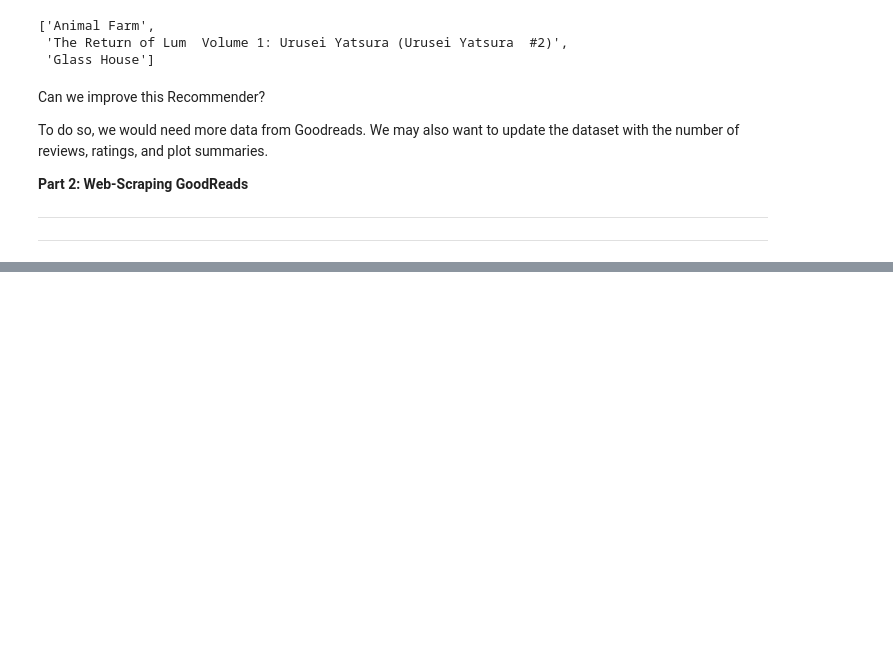
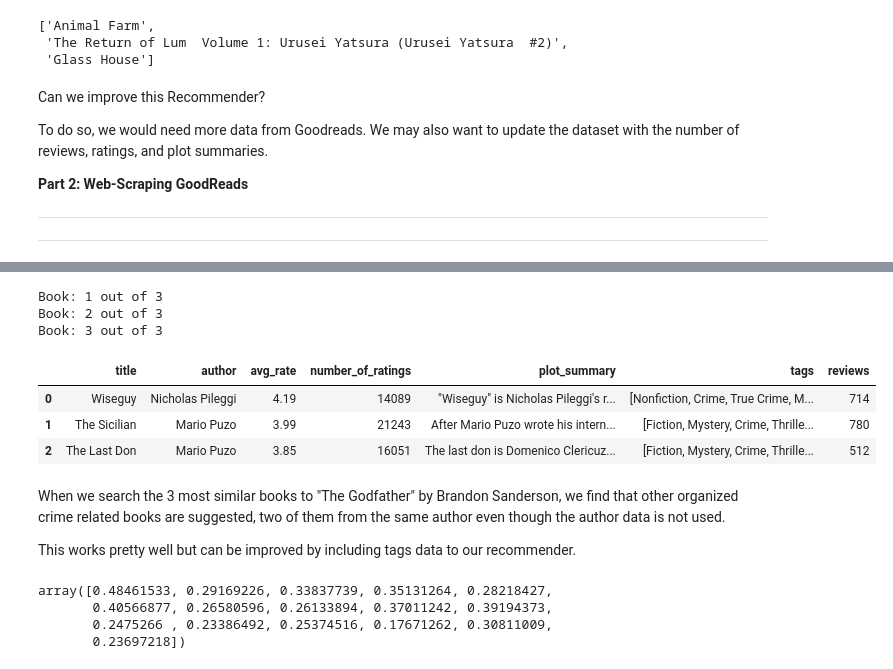
Before and after one commit to rasim321/Book_Recommender, a Jupyter notebook: Book_Recommender.ipynb, the cells around one changed output, grey strips where cells are left out. Saved outputs shown, nothing was run; the diff lists cells and outputs as text; code cells hidden in the pictures; blank space fills up the shorter version.

```diff
--- a/Book_Recommender.ipynb
+++ b/Book_Recommender.ipynb
@@ -597,0 +701,44 @@ books_two
+# %%
+#Get text embeddings for each abstract
+#These embeddings help us retain semantic and syntactic information about the abstracts. Abstracts that are closer to each other
+#In meaning will be closer to each other in the multidimensional space
+text_embeddings = model.encode(abstracts, batch_size = len(abstracts), show_progress_bar = True)
+# %%
+#Get the cosine similarity for each abstract
+#The cosine simiarity help us determine which abstracts are close
+#to each other based on the embeddings.
+similarities = cosine_similarity(text_embeddings)
+# print('pairwise dense output:\n {}\n'.format(similarities))
+# %%
+#And finally, sort the cosine similarity by ascending order
+similarities_sorted = similarities.argsort()
+# %%
+#For each abstract let's get the most similar abstract possible:
+
+def similar_books(title, df, num_books, sorted_list):
+   """
+    Returns similar books to the book title provided.
+
+    :param p1: Book Title
+    :param p2: Dataframe of books to search from
+    :param p3: Number of recommendations
+    :param p4: The sorted list of books to search from
+    :return: Return number of book recommendations equivalent to the num_books
+  """
+  idx_num = df[df["title"] == title].index.values
+  return df["title"][sorted_list[idx_num][0][-2:-(num_books+2):-1]].values
+# %%
+#Finally, let's put it all together:
+BookDetails(BookLinks(similar_books("The Godfather", try_a, 3, similarities_sorted)), title_data=True,author_data=True, ratings_data=True)
+# %% [output]
+Book: 1 out of 3
+Book: 2 out of 3
+Book: 3 out of 3
+|  | title | author | avg_rate | number_of_ratings | plot_summary | tags | reviews |
+| 0 | Wiseguy | Nicholas Pileggi | 4.19 | 14089 | "Wiseguy" is Nicholas Pileggi's r... | [Nonfiction, Crime, True Crime, M... | 714 |
+| 1 | The Sicilian | Mario Puzo | 3.99 | 21243 | After Mario Puzo wrote his intern... | [Fiction, Mystery, Crime, Thrille... | 780 |
+| 2 | The Last Don | Mario Puzo | 3.85 | 16051 | The last don is Domenico Clericuz... | [Fiction, Mystery, Crime, Thrille... | 512 |
+# %% [markdown]
+When we search the 3 most similar books to "The Godfather" by Brandon Sanderson, we find that other organized crime related books are suggested, two of them from the same author even though the author data is not used.
+
+This works pretty well but can be improved by including tags data to our recommender.
@@ -597,0 +786,12 @@ books_two
+# %%
+#Let's make a Z score with different weighting for the abstracts and the tags
+#Let's weight the abstract score 4 times more than the tag score
+tag_weight = 0.2
+abstract_weight = 0.8
+z_score = (np.array(similarities)*(abstract_weight) + np.array(tag_ratio_manga)*(tag_weight))/2
+z_score[0]
+# %% [output]
+array([0.48461533, 0.29169226, 0.33837739, 0.35131264, 0.28218427,
+       0.40566877, 0.26580596, 0.26133894, 0.37011242, 0.39194373,
+       0.2475266 , 0.23386492, 0.25374516, 0.17671262, 0.30811009,
+       0.23697218])
```
Also changed, not shown: parts of 30 cells of this notebook.
